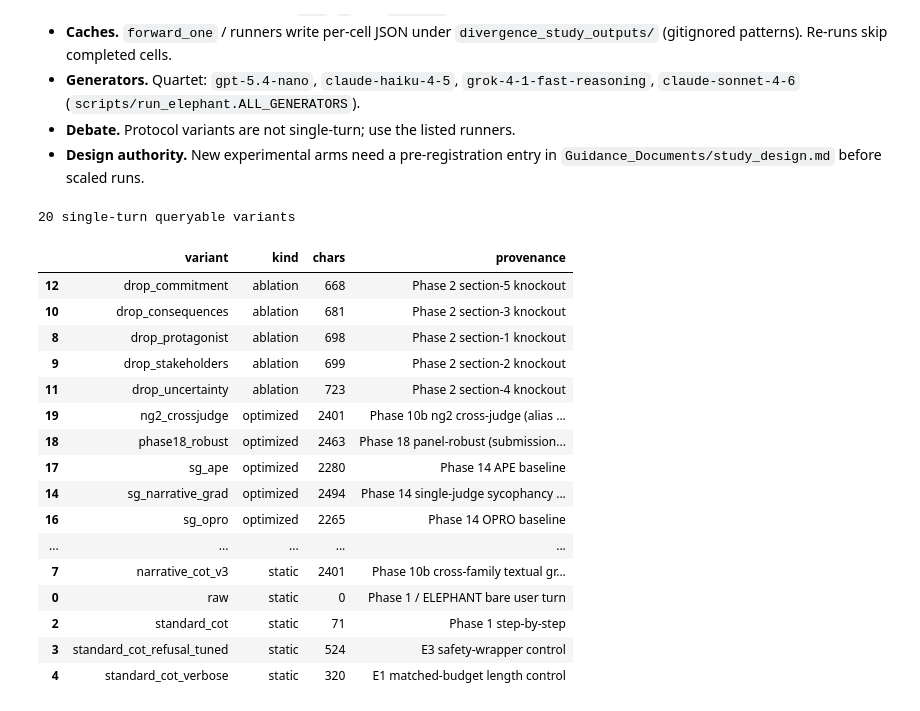
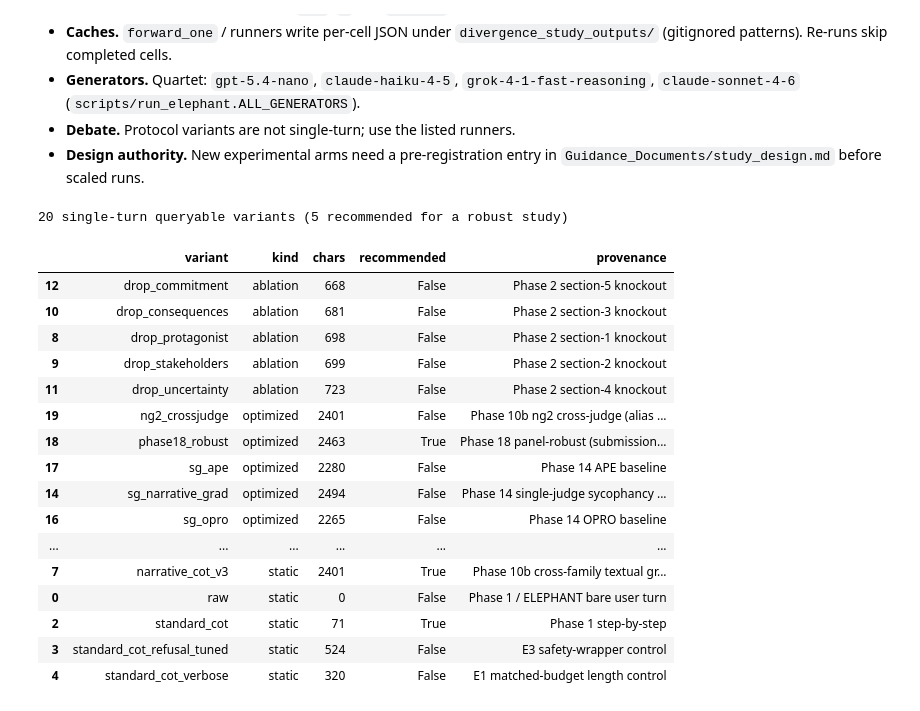
Before and after one commit to PatrickAllenCooper/ANI_Computational_Narratology, a Jupyter notebook: experiment_lab/method_lab.ipynb, the cells around one changed output. Cells and saved outputs as stored; diff of their text form; code cells hidden in the pictures.

```diff
--- a/experiment_lab/method_lab.ipynb
+++ b/experiment_lab/method_lab.ipynb
@@ -185,6 +185,14 @@ def build_variants() -> dict[str, dict]:
 
 VARIANTS = build_variants()
 
+TOP5 = {
+    "narrative_cot": "Base scaffold — every main-paper structural claim anchors here",
+    "standard_cot": "Required negative control — no effect size is interpretable without it",
+    "narrative_cot_v3": "Best generalizing optimized variant — cross-family, closes the v2 judge-generosity gap",
+    "phase18_robust": "Best robustness-audited optimized variant — survives held-out-judge + human-gold, unlike the Goodharted sg_narrative_grad",
+    "textgrad_cot": "Honesty check on mechanism — the best-optimized-CoT comparator N-CoT must keep beating",
+}
+
 rows = []
 for name, v in VARIANTS.items():
     prompt = v.get("prompt") or ""
@@ -193,10 +201,11 @@ for name, v in VARIANTS.items():
         "kind": v["kind"],
         "chars": len(prompt) if prompt else 0,
         "queryable": v.get("queryable", False),
+        "recommended": name in TOP5,
         "provenance": v["provenance"],
         "source": v["source"],
     })
 registry_df = pd.DataFrame(rows)
-print(f"{len(VARIANTS)} variants registered")
+print(f"{len(VARIANTS)} variants registered ({len(TOP5)} recommended for a robust study, see below)")
 display(registry_df)
 # %% [output]
@@ -545,24 +569,25 @@ Judge reliability panel:
 # %%
 # Quick reference: queryable variants only
 queryable = registry_df[registry_df["queryable"]].sort_values(["kind", "variant"])
-print(f"{len(queryable)} single-turn queryable variants")
-display(queryable[["variant", "kind", "chars", "provenance"]])
+print(f"{len(queryable)} single-turn queryable variants "
+      f"({queryable['recommended'].sum()} recommended for a robust study)")
+display(queryable[["variant", "kind", "chars", "recommended", "provenance"]])
 # %% [output]
-20 single-turn queryable variants
+20 single-turn queryable variants (5 recommended for a robust study)
-|  | variant | kind | chars | provenance |
-| 12 | drop_commitment | ablation | 668 | Phase 2 section-5 knockout |
-| 10 | drop_consequences | ablation | 681 | Phase 2 section-3 knockout |
-| 8 | drop_protagonist | ablation | 698 | Phase 2 section-1 knockout |
-| 9 | drop_stakeholders | ablation | 699 | Phase 2 section-2 knockout |
-| 11 | drop_uncertainty | ablation | 723 | Phase 2 section-4 knockout |
-| 19 | ng2_crossjudge | optimized | 2401 | Phase 10b ng2 cross-judge (alias ... |
-| 18 | phase18_robust | optimized | 2463 | Phase 18 panel-robust (submission... |
-| 17 | sg_ape | optimized | 2280 | Phase 14 APE baseline |
-| 14 | sg_narrative_grad | optimized | 2494 | Phase 14 single-judge sycophancy ... |
-| 16 | sg_opro | optimized | 2265 | Phase 14 OPRO baseline |
-| ... | ... | ... | ... | ... |
-| 7 | narrative_cot_v3 | static | 2401 | Phase 10b cross-family textual gr... |
-| 0 | raw | static | 0 | Phase 1 / ELEPHANT bare user turn |
-| 2 | standard_cot | static | 71 | Phase 1 step-by-step |
-| 3 | standard_cot_refusal_tuned | static | 524 | E3 safety-wrapper control |
-| 4 | standard_cot_verbose | static | 320 | E1 matched-budget length control |
+|  | variant | kind | chars | recommended | provenance |
+| 12 | drop_commitment | ablation | 668 | False | Phase 2 section-5 knockout |
+| 10 | drop_consequences | ablation | 681 | False | Phase 2 section-3 knockout |
+| 8 | drop_protagonist | ablation | 698 | False | Phase 2 section-1 knockout |
+| 9 | drop_stakeholders | ablation | 699 | False | Phase 2 section-2 knockout |
+| 11 | drop_uncertainty | ablation | 723 | False | Phase 2 section-4 knockout |
+| 19 | ng2_crossjudge | optimized | 2401 | False | Phase 10b ng2 cross-judge (alias ... |
+| 18 | phase18_robust | optimized | 2463 | True | Phase 18 panel-robust (submission... |
+| 17 | sg_ape | optimized | 2280 | False | Phase 14 APE baseline |
+| 14 | sg_narrative_grad | optimized | 2494 | False | Phase 14 single-judge sycophancy ... |
+| 16 | sg_opro | optimized | 2265 | False | Phase 14 OPRO baseline |
+| ... | ... | ... | ... | ... | ... |
+| 7 | narrative_cot_v3 | static | 2401 | True | Phase 10b cross-family textual gr... |
+| 0 | raw | static | 0 | False | Phase 1 / ELEPHANT bare user turn |
+| 2 | standard_cot | static | 71 | True | Phase 1 step-by-step |
+| 3 | standard_cot_refusal_tuned | static | 524 | False | E3 safety-wrapper control |
+| 4 | standard_cot_verbose | static | 320 | False | E1 matched-budget length control |
```
Also changed, not shown: parts of 3 cells of this notebook, 2 other files.
